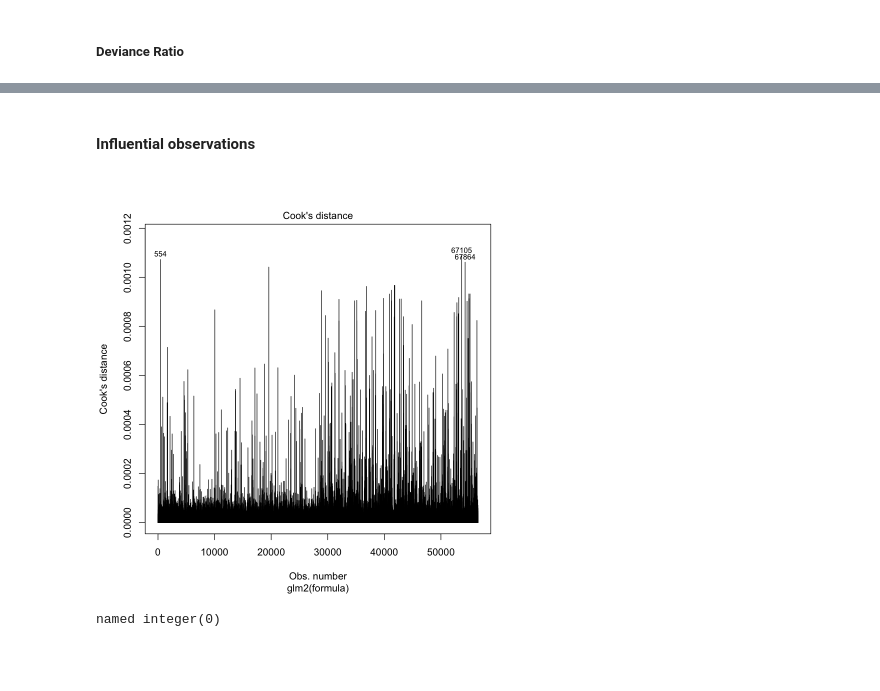
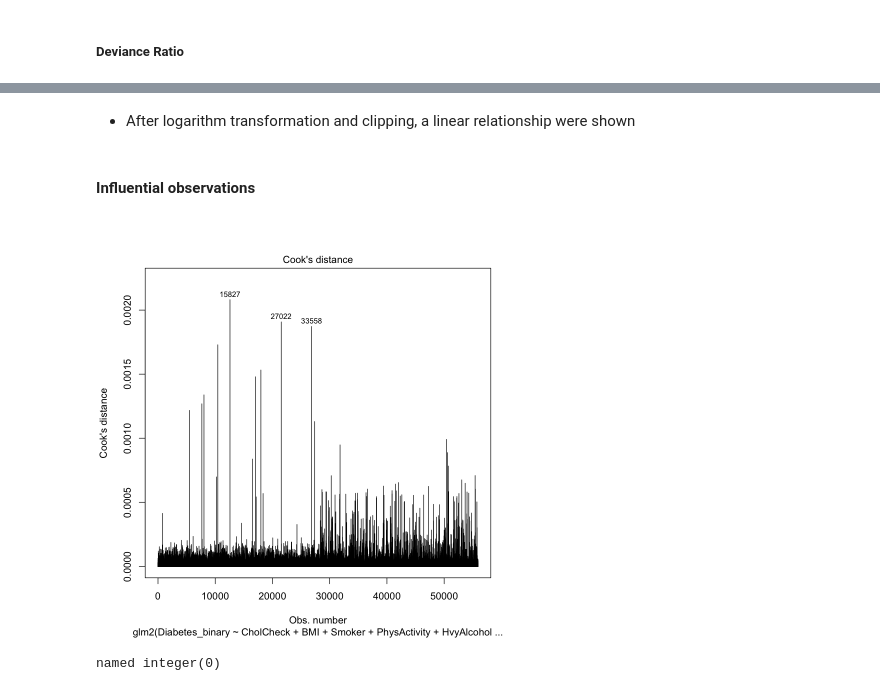
Before and after one commit to wilsonwlc/Diabetes-Statistical-Analysis, a Jupyter notebook: main.ipynb, the cells around one changed output, grey strips where cells are left out. Drawn from its saved outputs; the diff is of its cells as text; code cells hidden in the pictures; blank space fills up the shorter version.

```diff
--- a/main.ipynb
+++ b/main.ipynb
@@ -239,0 +381,3 @@ table(df0[[target]])
+# %%
+plot <- plot_binary(df0, "Sex", "Sex", show_legend = TRUE)
+print(plot)
@@ -468,8 +590,10 @@ condition1 <- df0$HighBP == 0 & df0$HighChol == 0 &
   df0$HeartDiseaseorAttack == 0 & df0$Stroke == 0
 condition2 <- df0$Fruits == 0 & df0$Veggies == 0
 df1 <- df0 %>%
-  mutate(cvd = ifelse(condition1, 0, 1)) %>%
-  mutate(healthy_diet = ifelse(condition2, 0, 1))
+  mutate(cvd = factor(ifelse(condition1, 0, 1), levels = c(0, 1), labels = c("No", "Yes"))) %>%
+  mutate(healthy_diet = factor(ifelse(condition2, 0, 1), levels = c(0, 1), labels = c("No", "Yes"))) %>%
+  filter(BMI < quantile(BMI, 0.99)) %>%
+  mutate(BMI := log(BMI))
 rm(condition1, condition2)
 # %% [markdown]
 #### Data partition
@@ -494,6 +621,6 @@ Number of columns in test set:  26
 # %%
-columns <- colnames(df0)
-columns <- setdiff(columns, c("PhysHlth_group", "MentHlth_group"))
+columns <- colnames(df1)
+columns <- setdiff(columns, c("HighBP", "HighChol", "Stroke", "HeartDiseaseorAttack", "GenHlth", "MentHlth", "PhysHlth", "Fruits", "Veggies", "AnyHealthcare", "NoDocbcCost", "PhysHlth_group", "MentHlth_group"))
 df <- df_train[, columns]
 features <- setdiff(colnames(df), target)
 x <- paste(features, collapse = " + ")
@@ -579,0 +648,2 @@ Diabetes_binary ~ cvd + Sex + Age + BMI + healthy_diet + PhysActivity +
+# %%
+model1_final <- step(model1, direction = "backward")
@@ -642,8 +768,10 @@ print(paste("Residual Deviance divided by DF:", round(ratio, 2)))
+# %% [markdown]
+* After logarithm transformation and clipping, a linear relationship were shown
 # %% [markdown]
 #### Influential observations
 # %%
 par(bg = "white")
-plot(model2, which = 4, id.n = 3)
+plot(model1_final, which = 4, id.n = 3)
 # %% [output]
-[figure, old version]
+[figure, new version]
 # %%
```
Also changed, not shown: parts of 102 cells of this notebook, 3 other files.
